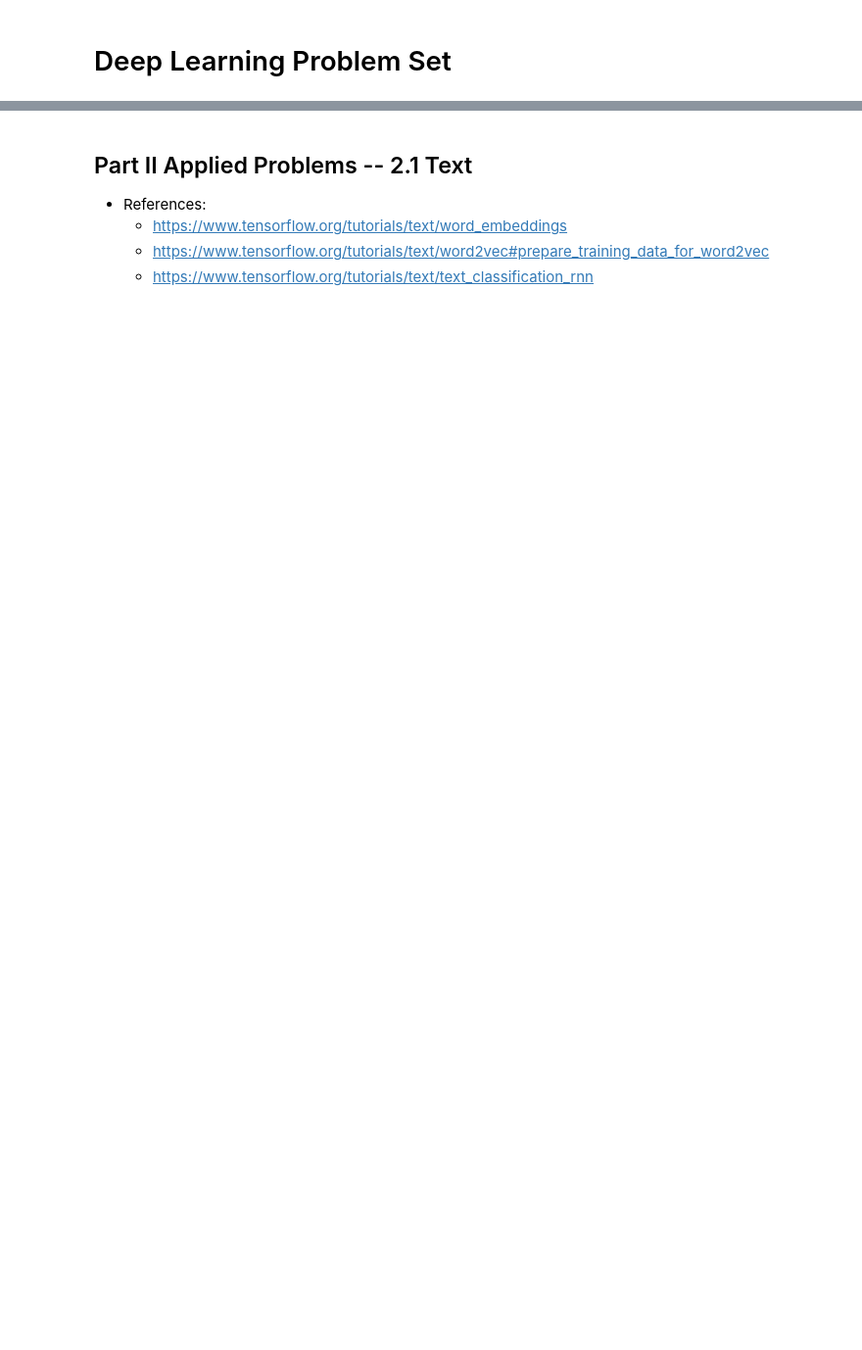
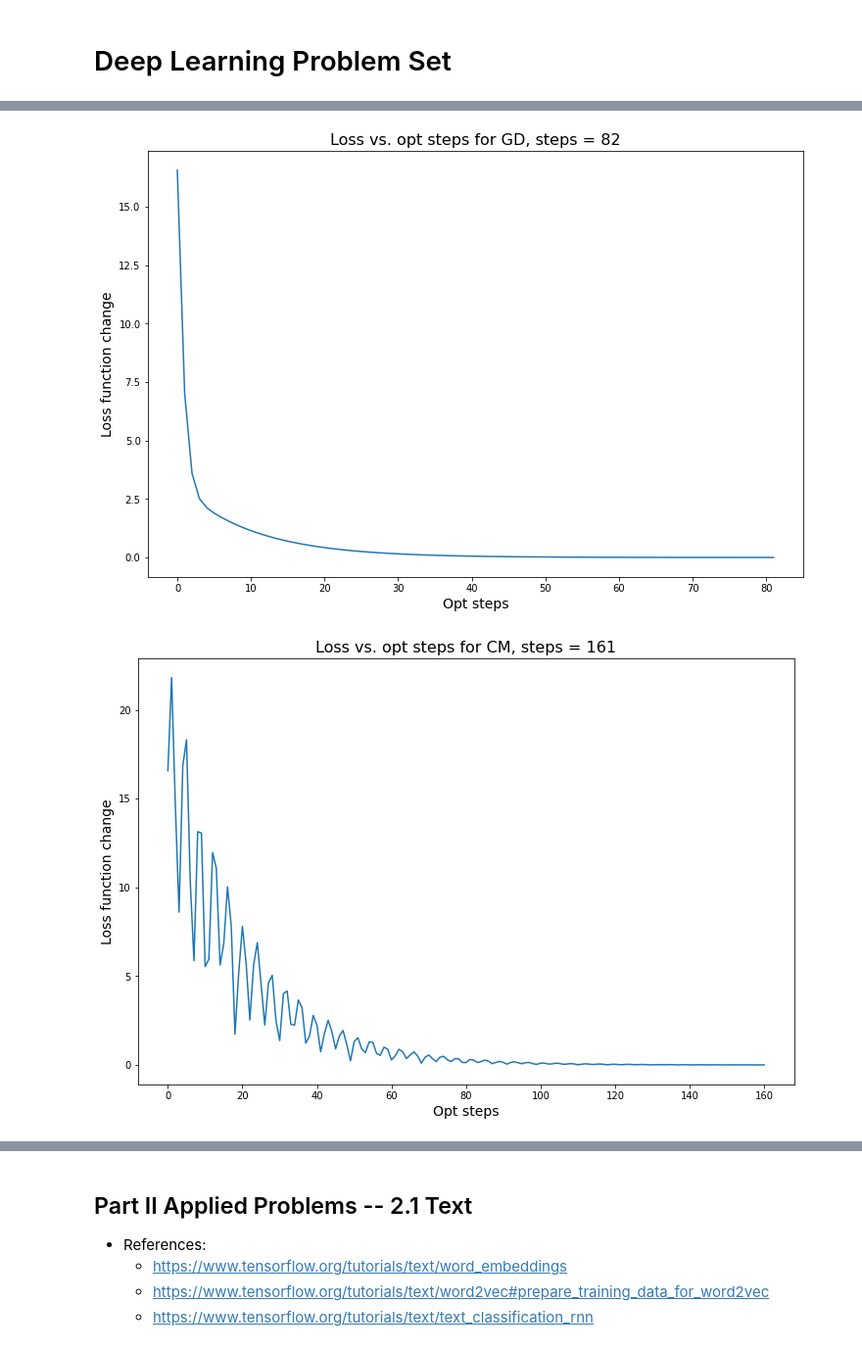
Before and after one commit to Chenghan-Sun/Deep-Learner, a Jupyter notebook: Part2_DL_Applications_CS_Notebook.ipynb, the cells around one changed output, grey strips where cells are left out. Shown at 98% size. Drawn from its saved outputs; the diff is of its cells as text; code cells hidden in the pictures; blank space fills up the shorter version.

Commit message:
Update the optimization, text processing, image processing results

```diff
--- a/Part2_DL_Applications_CS_Notebook.ipynb
+++ b/Part2_DL_Applications_CS_Notebook.ipynb
@@ -4,0 +164,7 @@
+# %%
+plot_opt(loss_history=loss_record_GD, steps=steps_record_GD)
+plot_opt(loss_history=loss_record_CM, steps=steps_record_CM, algo='CM')
+plot_opt(loss_history=loss_record_NAG, steps=steps_record_NAG, algo='NAG')
+# %% [output]
+[figure, added]
+[figure, added]
```
Also changed, not shown: parts of 61 cells of this notebook.
